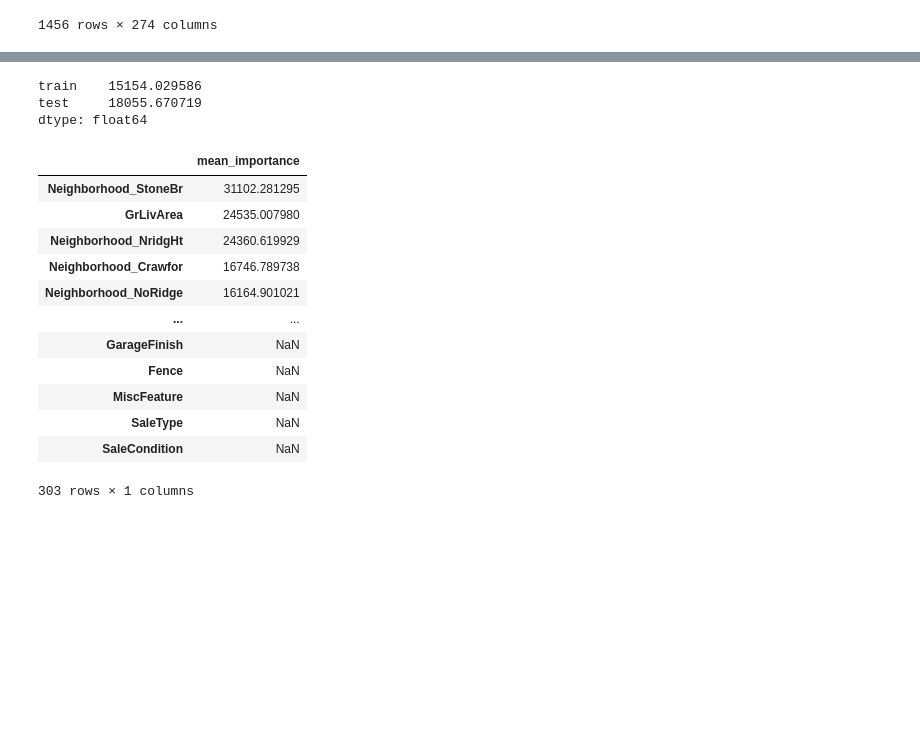
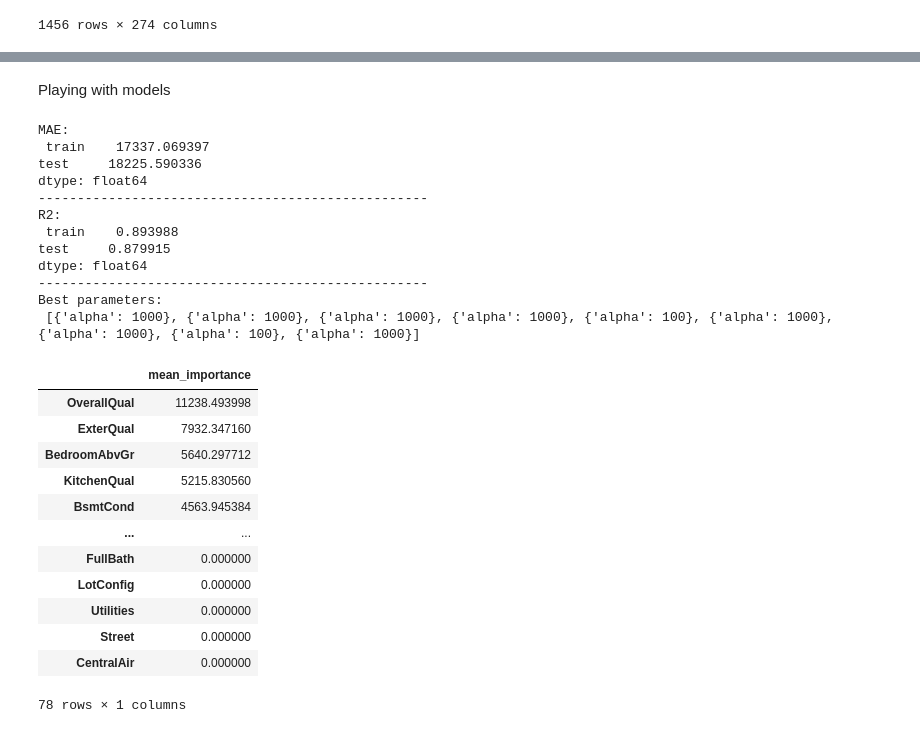
Before and after one commit to siiyayu/FeatureSelectionTechniques, a Jupyter notebook: evaluating_models.ipynb, the cells around one changed output, grey strips where cells are left out. Saved outputs shown, nothing was run; the diff lists cells and outputs as text; code cells hidden in the pictures; blank space fills up the shorter version.

Commit message:
models

```diff
--- a/evaluating_models.ipynb
+++ b/evaluating_models.ipynb
@@ -231,9 +242,0 @@ Label encoding for cat features
-# %%
-preprocessor = DataFramePreprocessor(
-    numeric_cols=numeric_cols,
-    ordinal_cols=ordinal_encode_cols,
-    ohe_cols=[],
-    label_cols=label_encode_cols,
-    ordinal_mappings=ordinal_mappings,
-    label_mappings=label_mappings
-)
@@ -557,22 +243,2 @@ dtype: float64
-# %%
-print(pd.DataFrame(mae).mean())
-# %% [output]
-train    15154.029586
-test     18055.670719
-dtype: float64
-# %%
-feature_importances
-# %% [output]
-|  | mean_importance |
-| Neighborhood_StoneBr | 31102.281295 |
-| GrLivArea | 24535.007980 |
-| Neighborhood_NridgHt | 24360.619929 |
-| Neighborhood_Crawfor | 16746.789738 |
-| Neighborhood_NoRidge | 16164.901021 |
-| ... | ... |
-| GarageFinish | NaN |
-| Fence | NaN |
-| MiscFeature | NaN |
-| SaleType | NaN |
-| SaleCondition | NaN |
-303 rows × 1 columns
+# %% [markdown]
+Playing with models
@@ -578,0 +306,44 @@ feature_importances
+# %%
+preprocessor = DataFramePreprocessor(
+    numeric_cols=numeric_cols,
+    ordinal_cols=ordinal_encode_cols,
+    ohe_cols=[],
+    label_cols=label_encode_cols,
+    ordinal_mappings=ordinal_mappings,
+    label_mappings=label_mappings,
+    scale_features_except_ohe=False
+)
+param_grid = {'alpha': [0.001, 0.01, 0.1, 1, 10, 100, 1000, 10000]}
+r2, mae, feature_importances, best_params = run_model(model_class=Lasso, param_grid=param_grid, preprocessor=preprocessor, X=X, y=y)
+print("MAE:\n", mae.mean())
+print("-" * 50)
+print("R2:\n", r2.mean())
+print("-" * 50)
+print("Best parameters:\n", best_params)
+feature_importances
+# %% [output]
+MAE:
+ train    17337.069397
+test     18225.590336
+dtype: float64
+--------------------------------------------------
+R2:
+ train    0.893988
+test     0.879915
+dtype: float64
+--------------------------------------------------
+Best parameters:
+ [{'alpha': 1000}, {'alpha': 1000}, {'alpha': 1000}, {'alpha': 1000}, {'alpha': 100}, {'alpha': 1000}, {'alpha': 1000}, {'alpha': 100}, {'alpha': 1000}]
+|  | mean_importance |
+| OverallQual | 11238.493998 |
+| ExterQual | 7932.347160 |
+| BedroomAbvGr | 5640.297712 |
+| KitchenQual | 5215.830560 |
+| BsmtCond | 4563.945384 |
+| ... | ... |
+| FullBath | 0.000000 |
+| LotConfig | 0.000000 |
+| Utilities | 0.000000 |
+| Street | 0.000000 |
+| CentralAir | 0.000000 |
+78 rows × 1 columns
```
Also changed, not shown: parts of 43 cells of this notebook.
